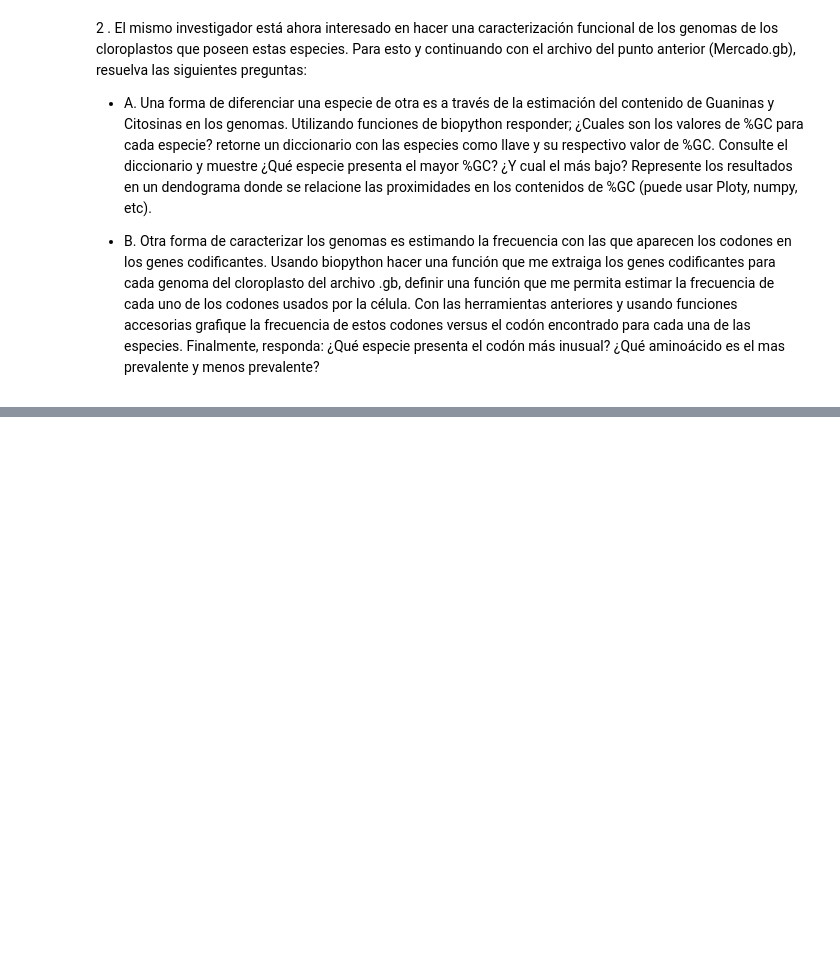
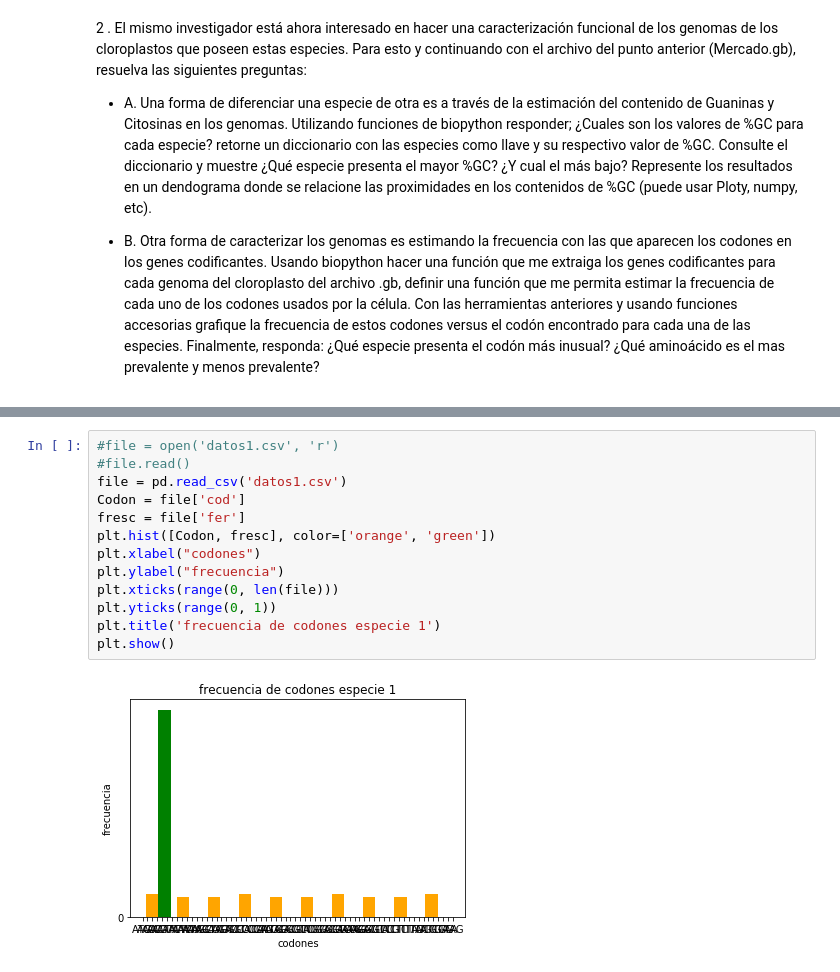
Before and after one commit to UniversidadEAFIT/compubiol_course, a Jupyter notebook: 20191/Talleres/Taller3/Taller3-ManejoArchivosBioPython.ipynb, the cells around one changed output, grey strips where cells are left out. Saved outputs shown, nothing was run; the diff lists cells and outputs as text; blank space fills up the shorter version.

```diff
--- a/20191/Talleres/Taller3/Taller3-ManejoArchivosBioPython.ipynb
+++ b/20191/Talleres/Taller3/Taller3-ManejoArchivosBioPython.ipynb
@@ -67,0 +282,15 @@ REFERENCE   2  (bases 1 to 122198)
+# %%
+#file = open('datos1.csv', 'r')
+#file.read()
+file = pd.read_csv('datos1.csv')
+Codon = file['cod']
+fresc = file['fer']
+plt.hist([Codon, fresc], color=['orange', 'green'])
+plt.xlabel("codones")
+plt.ylabel("frecuencia")
+plt.xticks(range(0, len(file)))
+plt.yticks(range(0, 1))
+plt.title('frecuencia de codones especie 1')
+plt.show()
+# %% [output]
+[figure, added]
```
Also changed, not shown: parts of 26 cells of this notebook, 1 other file.
